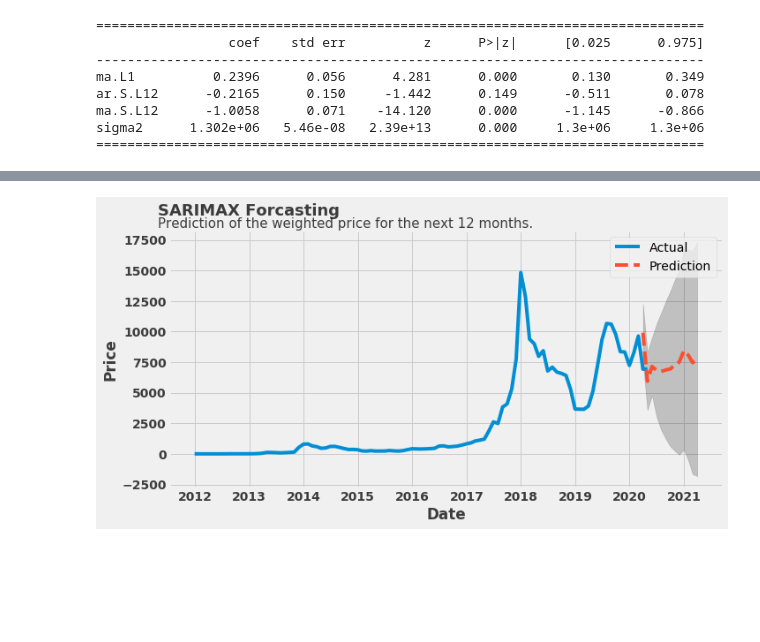
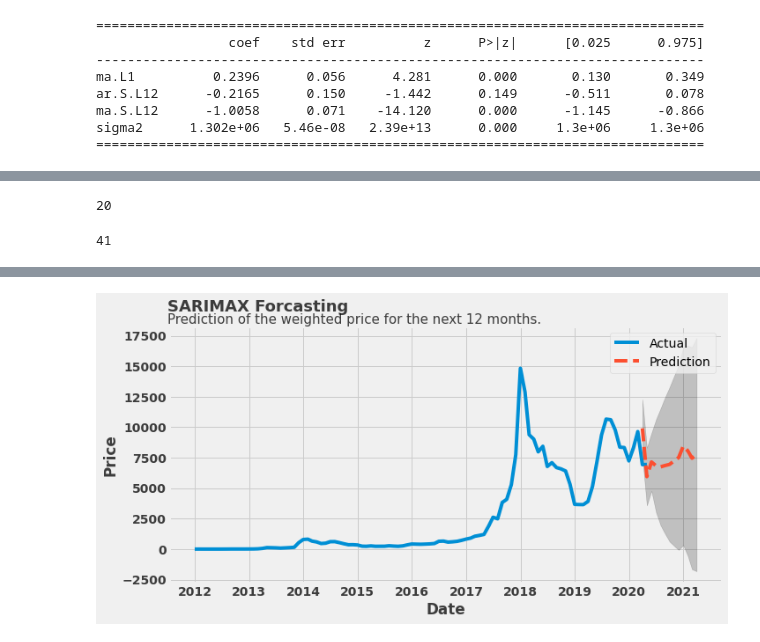
Before and after one commit to omglu93/sarimax_prediction, a Jupyter notebook: bitcoin_notebook.ipynb, the cells around one changed output, grey strips where cells are left out. Drawn from its saved outputs; the diff is of its cells as text; code cells hidden in the pictures; blank space fills up the shorter version.

```diff
--- a/bitcoin_notebook.ipynb
+++ b/bitcoin_notebook.ipynb
@@ -16,5 +29,5 @@ import gc
 
 plt.style.use("fivethirtyeight")
 # %%
-path = "bitstampUSD_1-min_data_2012-01-01_to_2020-04-22.csv"
+path = "../input/bitcoin-historical-data/bitstampUSD_1-min_data_2012-01-01_to_2020-04-22.csv"
 df = pd.read_csv(path)
@@ -346,14 +410,26 @@ Text(2011-6-30 00:00:00, 17000, 'Prediction testing of the best SARIMAX model.')
 [figure]
 # %%
+#Datetimeindex dates I want to predict
+
 future_dates = [df_month_prediction.index[-1] + DateOffset(months = x)for x in range(1,12)]
 future_dates = pd.to_datetime(future_dates)  +  MonthEnd(0)
 future = pd.DataFrame(index=future_dates)
 df_month_prediction = pd.concat([df_month_prediction,future])
+
+gc.collect()
+# %% [output]
+20
 # %%
+#Prediction
+
 df_month_prediction["Future_forcast"] = model.predict(start=pd.to_datetime("2020-03-31"),end=pd.to_datetime("2021-03-31"))
 
 pred = model.get_prediction(start=pd.to_datetime("2020-03-31"),end=pd.to_datetime("2021-03-31"))
 pred_ci = pred.conf_int()
+
+gc.collect()
+# %% [output]
+41
 # %%
 ax, fig = plt.subplots(figsize=(10,5))
 
@@ -374,7 +450,9 @@ plt.ylabel("Price",alpha=0.75, weight="bold")
 
 plt.legend()
 
-plt.text(x="2011-4-30 00:00:00", y=19500, s="SARIMAX Forcasting",
+plt.text(x=datetime.date(2011, 6, 30), y=19500, s="SARIMAX Forcasting",
 fontsize=18, weight="bold", alpha=0.75)
-plt.text(x="2011-4-30 00:00:00", y=18500, s="Prediction of the weighted price for the next 12 months.",fontsize=15, alpha=0.75)
+plt.text(x=datetime.date(2011, 6, 30), y=18500, s="Prediction of the weighted price for the next 12 months.",fontsize=15, alpha=0.75)
+
+gc.collect()
 # %% [output]
@@ -382 +460 @@ Text(2011-4-30 00:00:00, 18500, 'Prediction of the weighted price for the next 1
-[figure, old version]
+[figure, new version]
```
Also changed, not shown: parts of 36 cells of this notebook.
